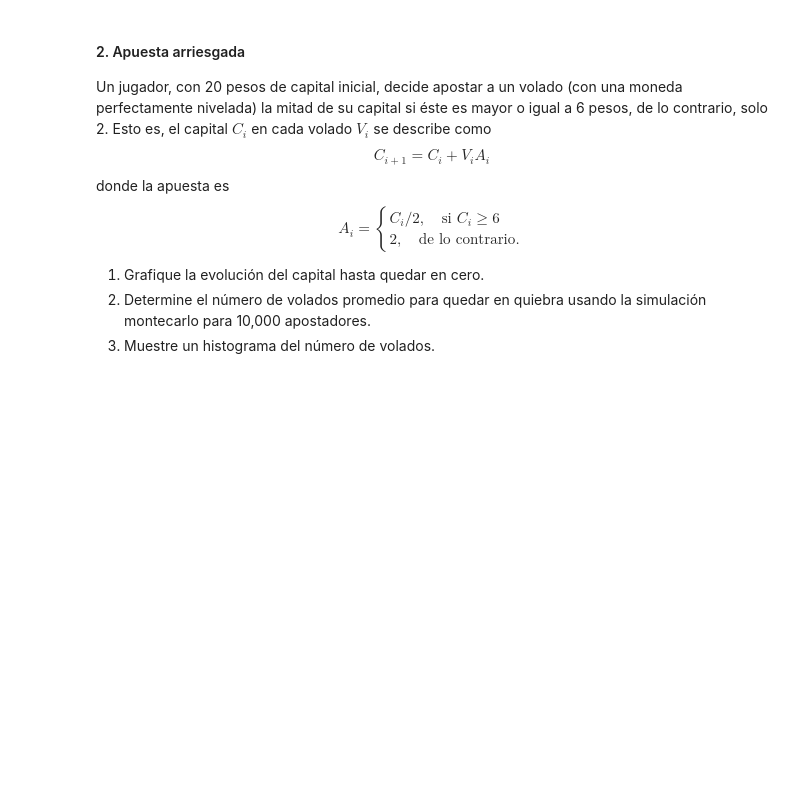
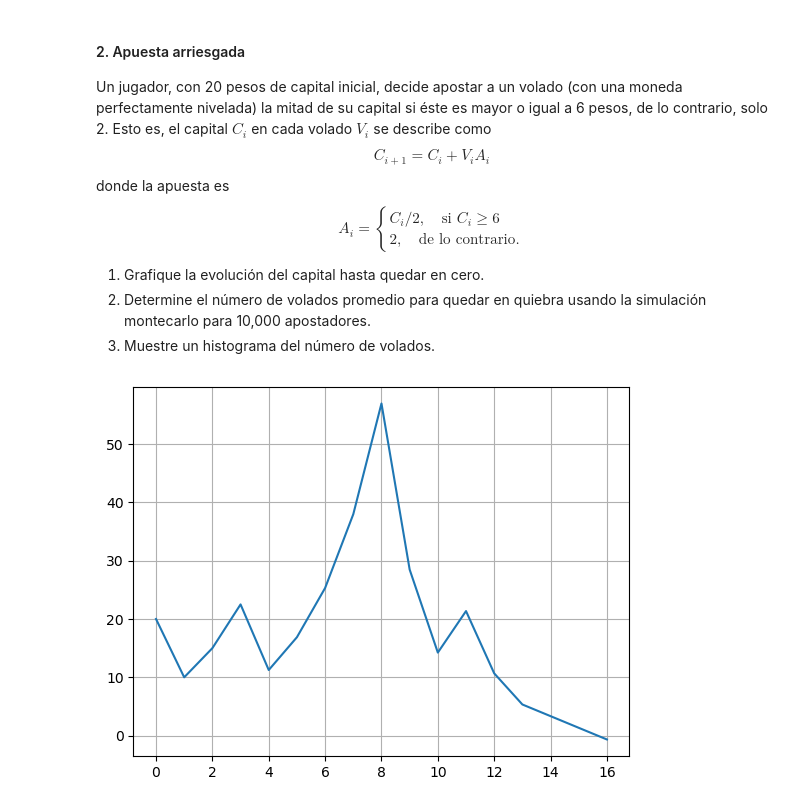
Before and after one commit to Maulpzco/MLC_2024, a Jupyter notebook: Tarea - Caminata aleatoria Mauricio .ipynb, the cells around one changed output. Cells and saved outputs as stored; diff of their text form; code cells hidden in the pictures; blank space fills up the shorter version.

```diff
--- a/Tarea - Caminata aleatoria Mauricio .ipynb
+++ b/Tarea - Caminata aleatoria Mauricio .ipynb
@@ -39,3 +71,44 @@ $$
 1. Grafique la evolución del capital hasta quedar en cero.
 2. Determine el número de volados promedio para quedar en quiebra usando la simulación montecarlo para 10,000 apostadores.
 3. Muestre un histograma del número de volados.
+# %%
+import numpy as np
+import matplotlib.pyplot as plt
+
+Cin= 20
+n = 10000
+
+def apuestas():
+    cap = Cin
+    volados = 0
+    capacumulado = [cap]
+
+    while cap > 0:
+        if cap >= 6:
+            apostar = cap/2
+
+        else:
+            apostar = 2
+
+        ganancia = np.random.choice([-1, 1])
+        cap += apostar * ganancia
+        volados += 1
+        capacumulado.append(cap)
+
+    return volados, capacumulado
+
+volres = []
+
+capacumulado = []
+
+for i in range(n):
+    volados, historial = apuestas()
+    volres.append(volados)
+    capacumulado.append(historial)
+# %%
+plt.figure()
+plt.plot(capacumulado[0])
+plt.grid()
+plt.show()
+# %% [output]
+[figure, added]
```
Also changed, not shown: parts of 3 cells of this notebook.
